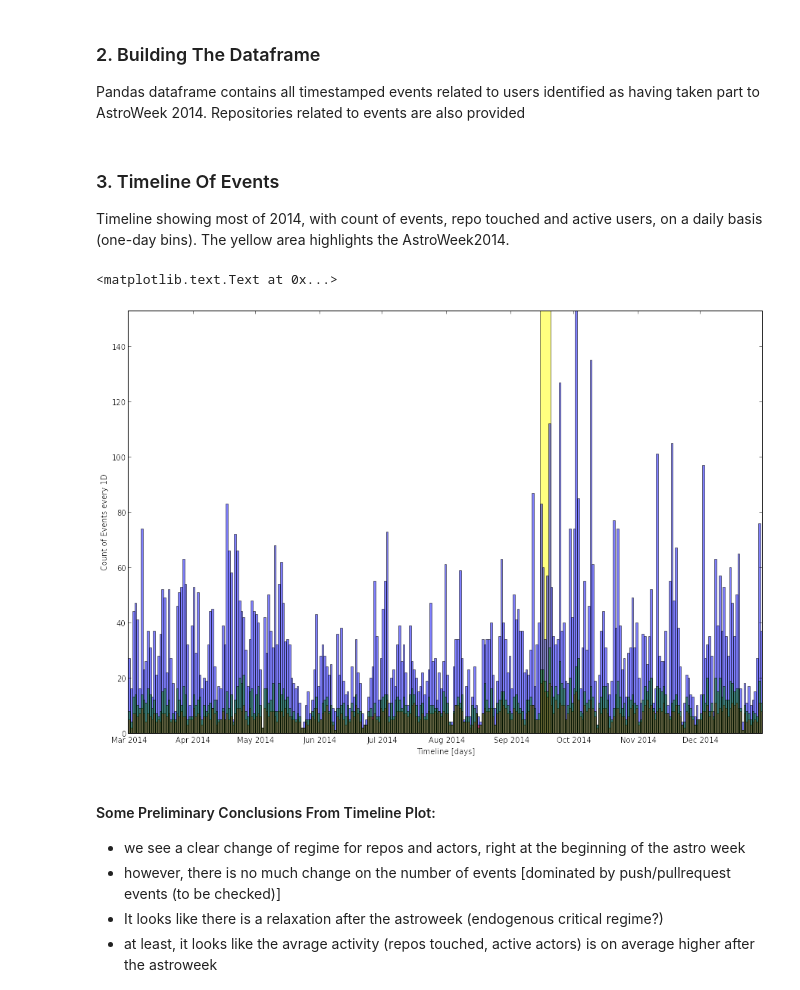
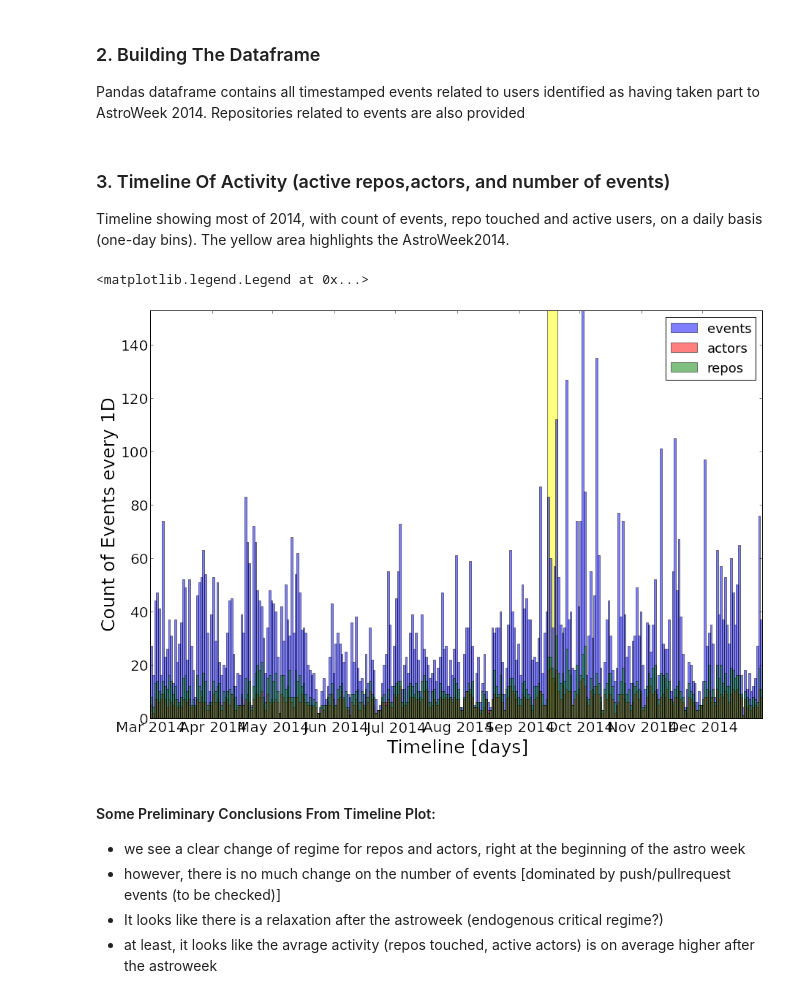
Before and after one commit to wazaahhh/AstroWeekStudy, a Jupyter notebook: python_code/AstroWeekStudy.ipynb, the cells around one changed output. Cells and saved outputs as stored; diff of their text form; code cells hidden in the pictures.

```diff
--- a/python_code/AstroWeekStudy.ipynb
+++ b/python_code/AstroWeekStudy.ipynb
@@ -89,28 +90,30 @@ resampled = {'events' : df.type.resample(t_resol,how='count'),
              'actors' : df.actor.resample(t_resol,how=countUnique),
             'repos' : df.repo.resample(t_resol,how=countUnique)}
 # %% [markdown]
-### 3. Timeline Of Events
+### 3. Timeline Of Activity (active repos,actors, and number of events)
 Timeline showing most of 2014, with count of events, repo touched and active users, on a daily basis (one-day bins). The yellow area highlights the AstroWeek2014.
 # %%
 graph_param = {"events" : {"color": "blue"},
                 "actors": {"color": "red"},
                 "repos" : {"color": "green"}
                 }
 
 pl.figure(1,(15,10))
 #show the region corresponding to astroweek
 pl.bar(timestamp_astroweek[0],max(resampled['events'].values),width=5,color="yellow",alpha=0.5)
 
-for k in ["events","actors","repos"]:
-    pl.bar(resampled[k].index,resampled[k].values,width=width,color=graph_param[k]['color'],alpha=0.5)
+types = ["events","actors","repos"]
+for k in types:
+    pl.bar(resampled[k].index,resampled[k].values,width=width,color=graph_param[k]['color'],alpha=0.5,label=k)
 
 pl.xlim(timestamp_atB)
 pl.ylim(ymax=max(resampled['events'].values))
 pl.xlabel("Timeline [days]")
 pl.ylabel("Count of Events every %s"%t_resol)
+pl.legend(loc=0)
 # %% [output]
-<matplotlib.text.Text at 0x...>
+<matplotlib.legend.Legend at 0x...>
-[figure, old version]
+[figure, new version]
 # %% [markdown]
 #### Some Preliminary Conclusions From Timeline Plot:
 - we see a clear change of regime for repos and actors, right at the beginning of the astro week
```
Also changed, not shown: parts of 1 cell of this notebook, 2 other files.
